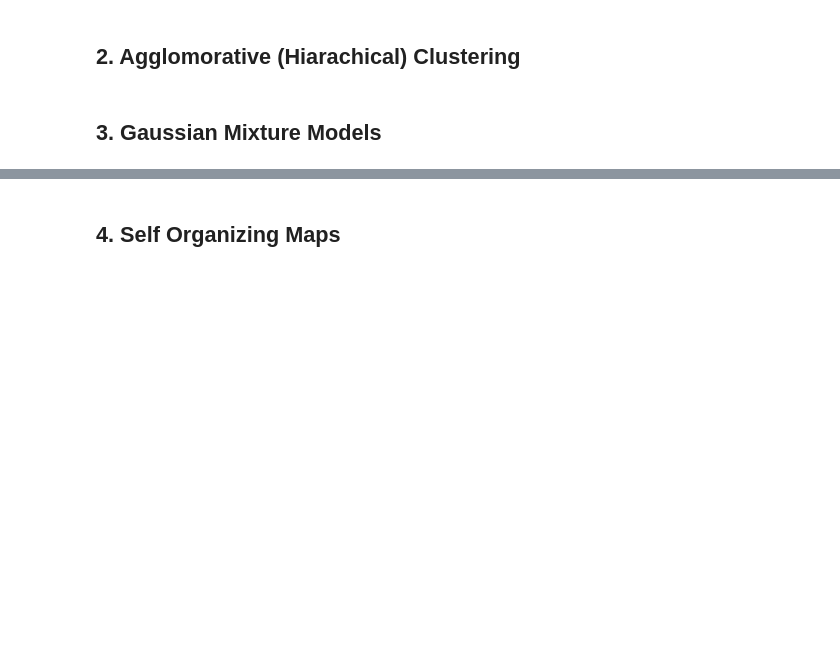
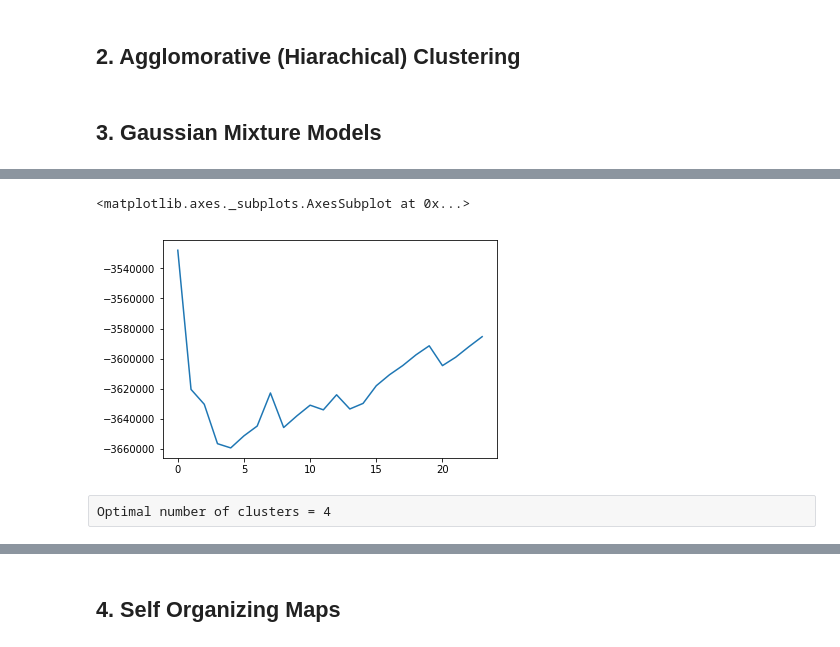
Before and after one commit to ThuwarakeshM/Stock-Clusters, a Jupyter notebook: Untitled.ipynb, the cells around one changed output, grey strips where cells are left out. Saved outputs shown, nothing was run; the diff lists cells and outputs as text; code cells hidden in the pictures; blank space fills up the shorter version.

```diff
--- a/Untitled.ipynb
+++ b/Untitled.ipynb
@@ -146,9 +155,15 @@ pd.DataFrame(l)[1].plot()
 # %%
 l = []
 for i in range(1,25):
     l.append(clust(df.T, i, 'diag')) # 'spherical', 'diag', 'tied', 'full'
+l_diag = l
 
 pd.DataFrame(l)[1].plot()
+# %% [output]
+<matplotlib.axes._subplots.AxesSubplot at 0x...>
+[figure, added]
+# %% [raw]
+Optimal number of clusters = 4
 # %%
 l = []
 for i in range(1,25):
```
Also changed, not shown: parts of 13 cells of this notebook, 1 other file.
